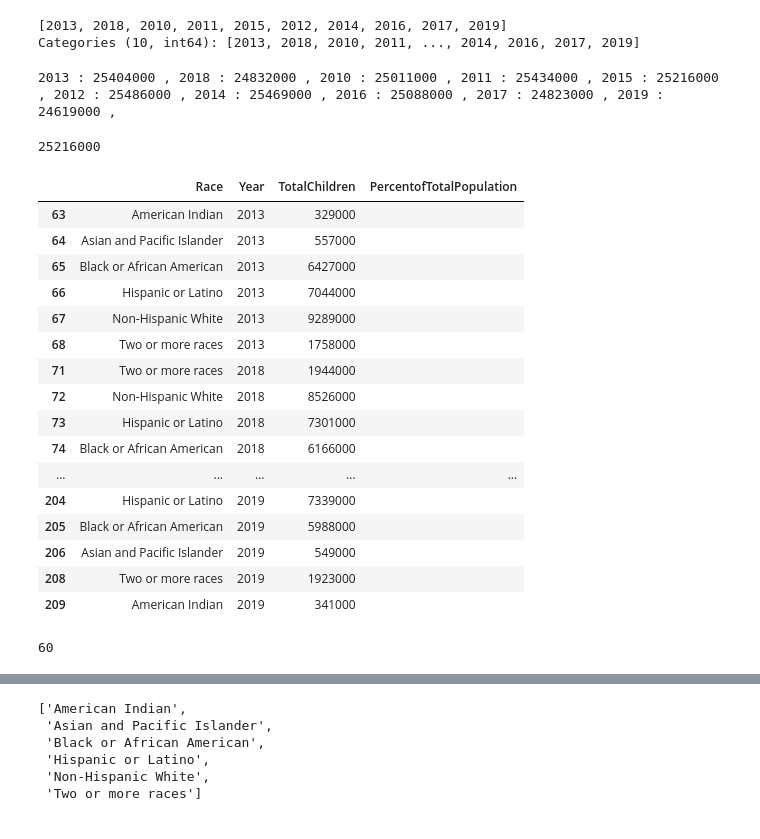
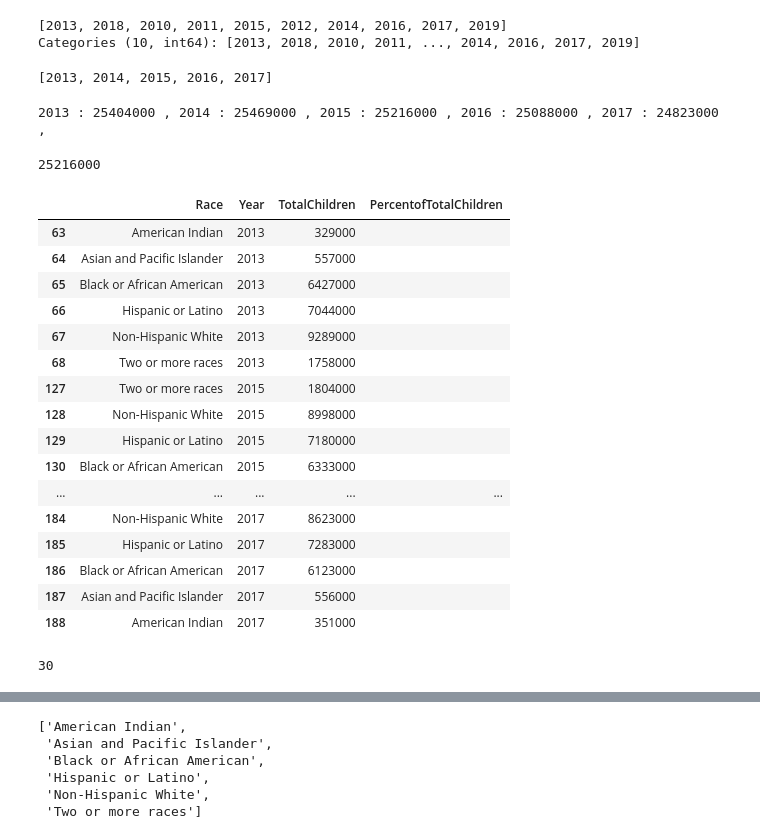
Before and after one commit to zclacken/Python-Projects, a Jupyter notebook: Racial Disparity Complete Code.ipynb, the cells around one changed output, grey strips where cells are left out. Drawn from its saved outputs; the diff is of its cells as text; code cells hidden in the pictures.

```diff
--- a/Racial Disparity Complete Code.ipynb
+++ b/Racial Disparity Complete Code.ipynb
@@ -473,17 +551,26 @@ singleparentkids.Year.unique()
 # %% [output]
 [2013, 2018, 2010, 2011, 2015, 2012, 2014, 2016, 2017, 2019]
 Categories (10, int64): [2013, 2018, 2010, 2011, ..., 2014, 2016, 2017, 2019]
+# %%
+#Drop Years outside of 2013-2017
+dropyearlist = [2010, 2011, 2012, 2018, 2019]
+for y in dropyearlist:
+    index_years = singleparentkids[singleparentkids.Year == y].index
+    singleparentkids.drop(index_years, inplace = True)
+sorted(singleparentkids.Year.unique().tolist())
+# %% [output]
+[2013, 2014, 2015, 2016, 2017]
 # %%
 #Percentage Each Race is of Total Single Parent Children
 # %%
 #Total Number of Children of All Races Per Year
 
-yearlist = [2013, 2018, 2010, 2011, 2015, 2012, 2014, 2016, 2017, 2019]
+yearlist = [2013, 2014, 2015, 2016, 2017]
 
 for Y in yearlist:
     S = singleparentkids[singleparentkids.Year == Y].TotalChildren.sum()
     print(Y,':',S, ',', end =' ')
 # %% [output]
-2013 : 25404000 , 2018 : 24832000 , 2010 : 25011000 , 2011 : 25434000 , 2015 : 25216000 , 2012 : 25486000 , 2014 : 25469000 , 2016 : 25088000 , 2017 : 24823000 , 2019 : 24619000 ,
+2013 : 25404000 , 2014 : 25469000 , 2015 : 25216000 , 2016 : 25088000 , 2017 : 24823000 ,
 # %%
 #Create a Dictionary For the Sums
@@ -494,27 +580,27 @@ Sums[2015]
 25216000
 # %%
 #Create New Column for Percentage of a Year's Total Population
-singleparentkids['PercentofTotalPopulation'] = " "
+singleparentkids['PercentofTotalChildren'] = " "
 singleparentkids
 # %% [output]
-|  | Race | Year | TotalChildren | PercentofTotalPopulation |
+|  | Race | Year | TotalChildren | PercentofTotalChildren |
 | 63 | American Indian | 2013 | 329000 |  |
 | 64 | Asian and Pacific Islander | 2013 | 557000 |  |
 | 65 | Black or African American | 2013 | 6427000 |  |
 | 66 | Hispanic or Latino | 2013 | 7044000 |  |
 | 67 | Non-Hispanic White | 2013 | 9289000 |  |
 | 68 | Two or more races | 2013 | 1758000 |  |
-| 71 | Two or more races | 2018 | 1944000 |  |
-| 72 | Non-Hispanic White | 2018 | 8526000 |  |
-| 73 | Hispanic or Latino | 2018 | 7301000 |  |
-| 74 | Black or African American | 2018 | 6166000 |  |
+| 127 | Two or more races | 2015 | 1804000 |  |
+| 128 | Non-Hispanic White | 2015 | 8998000 |  |
+| 129 | Hispanic or Latino | 2015 | 7180000 |  |
+| 130 | Black or African American | 2015 | 6333000 |  |
 | ... | ... | ... | ... | ... |
-| 204 | Hispanic or Latino | 2019 | 7339000 |  |
-| 205 | Black or African American | 2019 | 5988000 |  |
-| 206 | Asian and Pacific Islander | 2019 | 549000 |  |
-| 208 | Two or more races | 2019 | 1923000 |  |
-| 209 | American Indian | 2019 | 341000 |  |
+| 184 | Non-Hispanic White | 2017 | 8623000 |  |
+| 185 | Hispanic or Latino | 2017 | 7283000 |  |
+| 186 | Black or African American | 2017 | 6123000 |  |
+| 187 | Asian and Pacific Islander | 2017 | 556000 |  |
+| 188 | American Indian | 2017 | 351000 |  |
 # %%
 len(singleparentkids)
 # %% [output]
-60
+30
```
Also changed, not shown: parts of 103 cells of this notebook.
